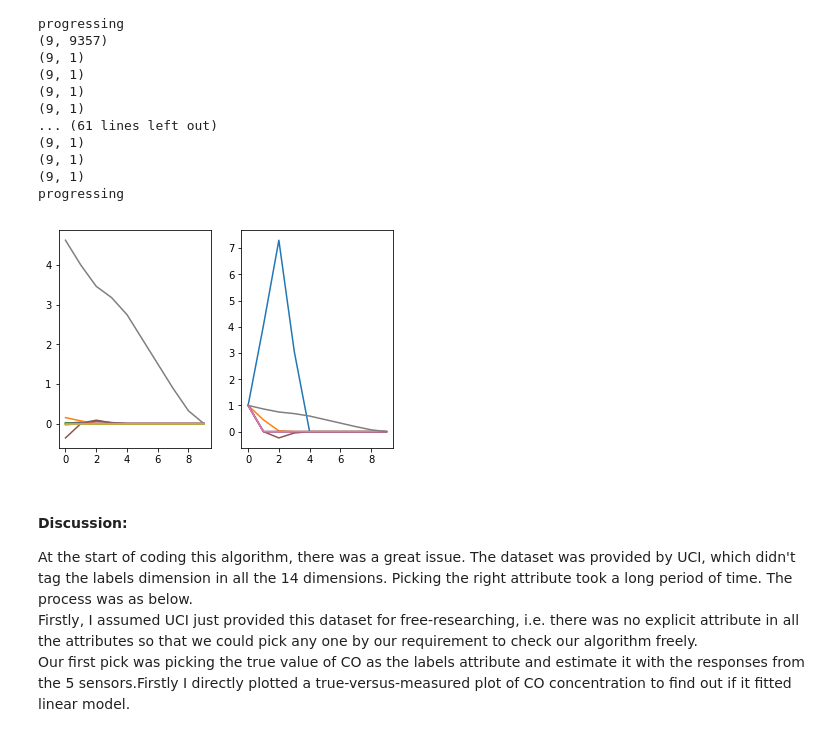
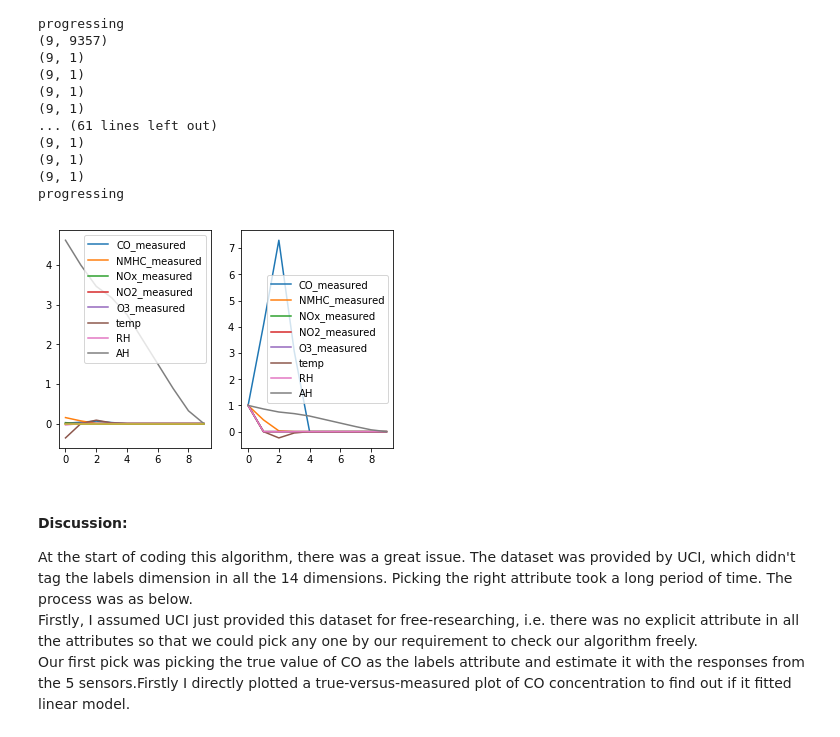
Before and after one commit to ciuji/ECE445_MLForEngg_Project, a Jupyter notebook: air-quality/Project Regression.ipynb, the cells around one changed output. Cells and saved outputs as stored; diff of their text form; code cells hidden in the pictures.

```diff
--- a/air-quality/Project Regression.ipynb
+++ b/air-quality/Project Regression.ipynb
@@ -267,17 +267,20 @@ progressing
 (9, 1)
 progressing
 # %%
+data=(CO_measured,NMHC_measured,NOx_measured,NO2_measured,O3_measured,temp,RH,AH)
 fig = plt.figure()
 ax = fig.add_subplot(121)
 #weights_list = copy.deepcopy(weights_arr)
 weights_arr = np.asarray(weights_list).T
 ax.plot(range(weights_arr.shape[0]), weights_arr)
+ax.legend(['CO_measured','NMHC_measured','NOx_measured','NO2_measured','O3_measured','temp','RH','AH'])
 ax = fig.add_subplot(122)
 weights_arr = weights_arr/weights_arr[0]
 ax.plot(range(weights_arr.shape[0]), weights_arr)
+ax.legend(['CO_measured','NMHC_measured','NOx_measured','NO2_measured','O3_measured','temp','RH','AH'])
 plt.show()
 # %% [output]
-[figure, old version]
+[figure, new version]
 # %%
 weights_list = weights_list.tolist()
 # %% [markdown]
```
